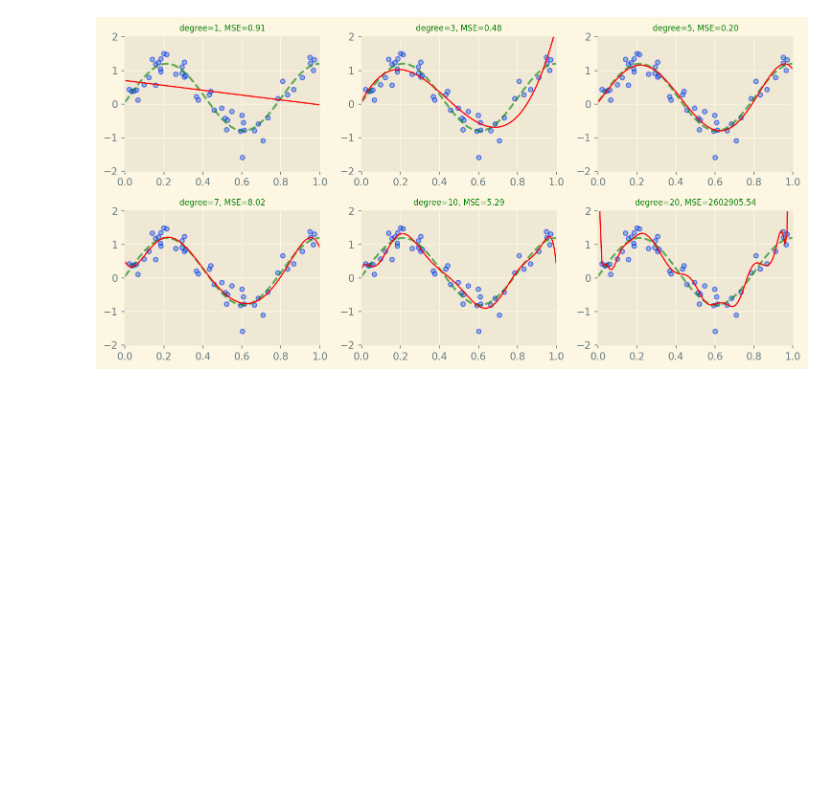
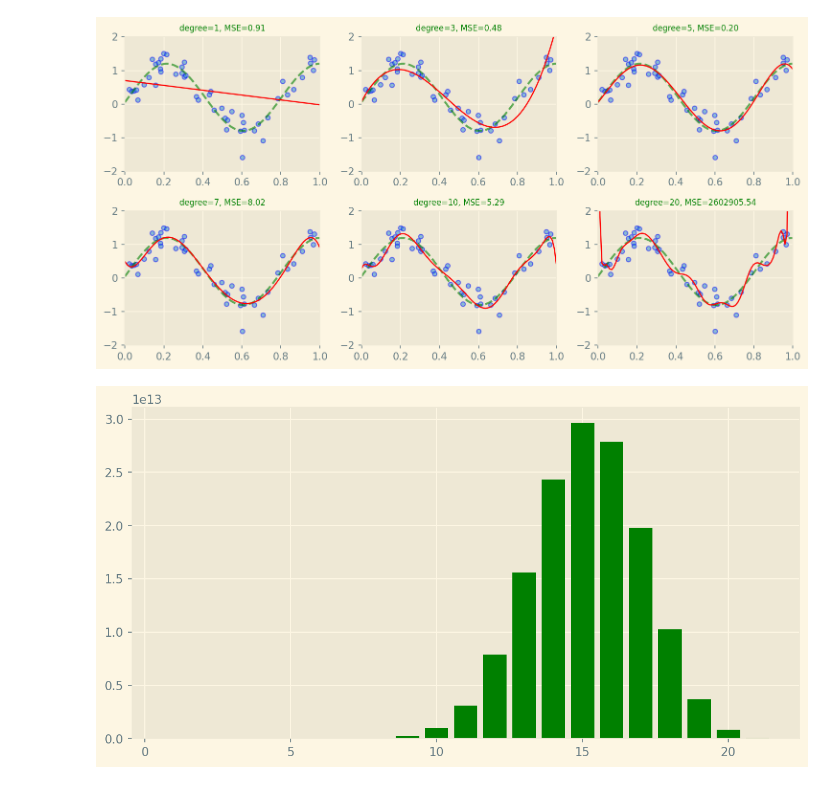
Before and after one commit to codingjustfortest/Logistic-Regression----BiShop-example, a Jupyter notebook: Overfitting-Regularization.ipynb, the cells around one changed output. Saved outputs shown, nothing was run; the diff lists cells and outputs as text; code cells hidden in the pictures; blank space fills up the shorter version.

Commit message:
Commit plotting coef_ with barchart

```diff
--- a/Overfitting-Regularization.ipynb
+++ b/Overfitting-Regularization.ipynb
@@ -98,3 +98,12 @@ for d in degrees:
 plt.show()
 # %% [output]
 [figure]
+# %%
+def plot_coef(weight):
+    plt.figure()
+    plt.bar(np.arange(1, len(weight)+1), height=np.abs(weight), color="g")
+    plt.show()
+# %%
+plot_coef(model.steps[1][1].coef_)
+# %% [output]
+[figure, added]
```
